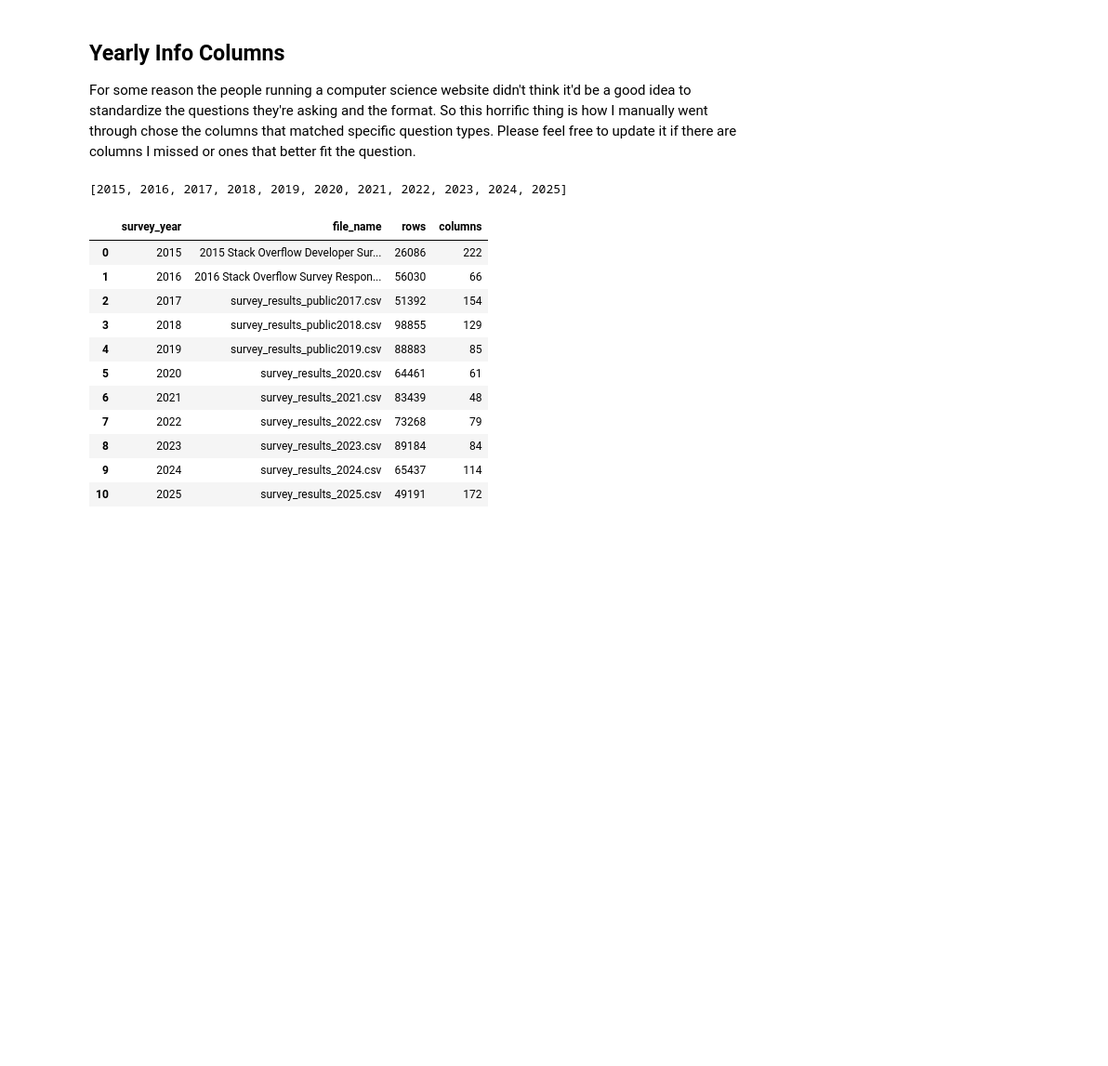
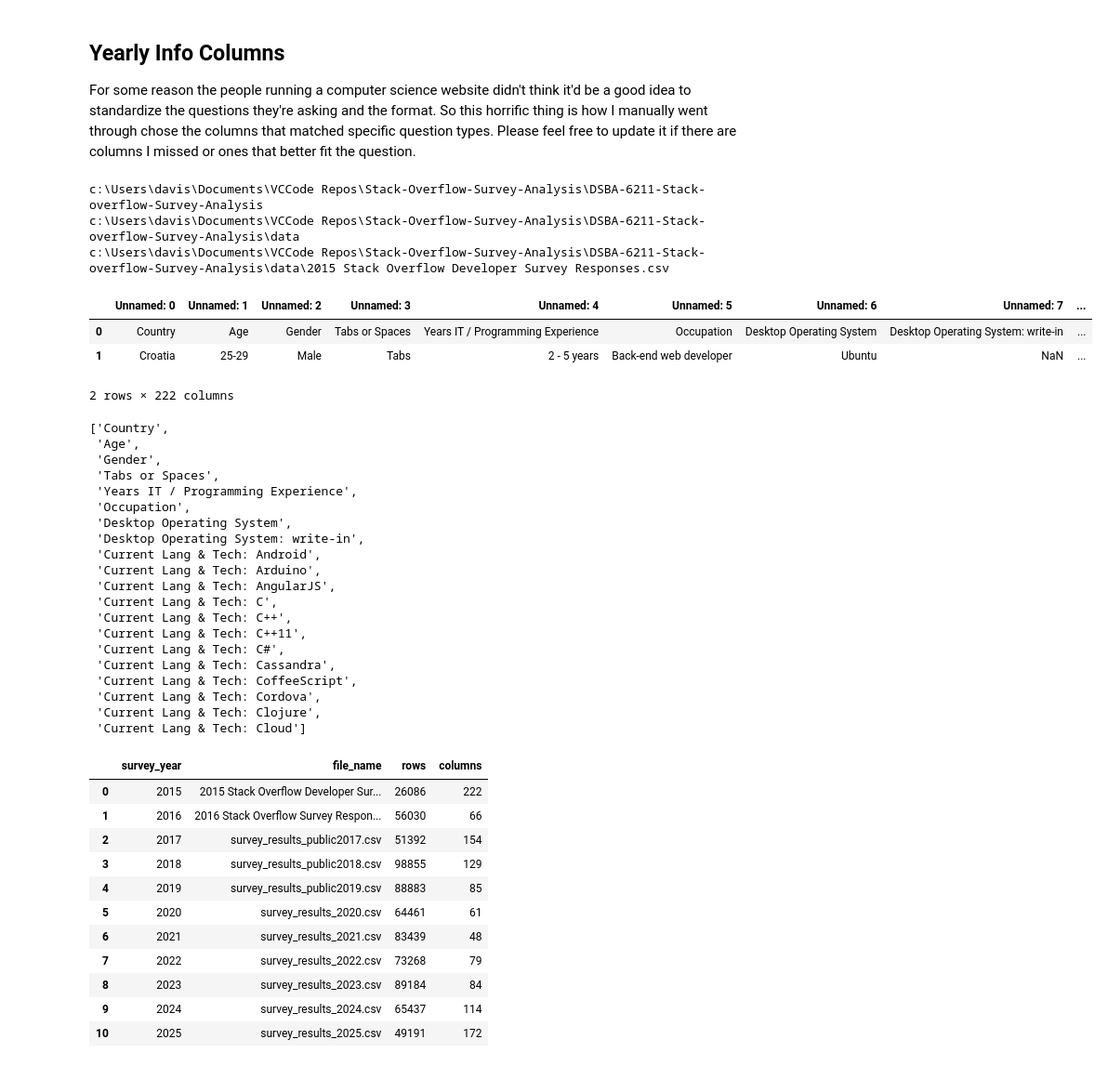
Before and after one commit to Jdrice72901/DSBA-6211-Stack-overflow-Survey-Analysis, a Jupyter notebook: notebooks/EDA.ipynb, the cells around one changed output. Shown at 93% size. Cells and saved outputs as stored; diff of their text form; code cells hidden in the pictures; blank space fills up the shorter version.

```diff
--- a/notebooks/EDA.ipynb
+++ b/notebooks/EDA.ipynb
@@ -330,34 +330,69 @@ YEAR_INFO = {
         'header': 0,
         'response_id': 'ResponseId',
         'country': 'Country',
         'age': 'Age',
         'gender': None,
         'main_branch': 'MainBranch',
         'student': None,
         'employment': 'Employment',
         'education': 'EdLevel',
         'org_size': 'OrgSize',
         'dev_type': 'DevType',
         'industry': 'Industry',
         'remote': 'RemoteWork',
         'years_code': 'YearsCode',
         'years_code_pro': None,
         'work_exp': 'WorkExp',
         'comp': 'ConvertedCompYearly',
         'job_sat': 'JobSat',
         'career_sat': None,
         'language': 'LanguageHaveWorkedWith',
         'database': 'DatabaseHaveWorkedWith',
         'platform': 'PlatformHaveWorkedWith',
         'ai_use': 'AISelect',
         'ai_sent': 'AISent'
     }
 }
 
 YEARS = sorted(YEAR_INFO)
 YEARS
+
+print(ROOT)
+print(DATA_DIR)
+print(DATA_DIR / YEAR_INFO[2015]['file'])
+
+path = DATA_DIR / YEAR_INFO[2015]['file']
+
+display(pd.read_csv(path, header=0, nrows=2))
+display(pd.read_csv(path, header=1, nrows=0).columns.tolist()[:20])
 # %% [output]
-[2015, 2016, 2017, 2018, 2019, 2020, 2021, 2022, 2023, 2024, 2025]
+c:\Users\davis\Documents\VCCode Repos\Stack-Overflow-Survey-Analysis\DSBA-6211-Stack-overflow-Survey-Analysis
+c:\Users\davis\Documents\VCCode Repos\Stack-Overflow-Survey-Analysis\DSBA-6211-Stack-overflow-Survey-Analysis\data
+c:\Users\davis\Documents\VCCode Repos\Stack-Overflow-Survey-Analysis\DSBA-6211-Stack-overflow-Survey-Analysis\data\2015 Stack Overflow Developer Survey Responses.csv
+|  | Unnamed: 0 | Unnamed: 1 | Unnamed: 2 | Unnamed: 3 | Unnamed: 4 | Unnamed: 5 | Unnamed: 6 | Unnamed: 7 | ... |
+| 0 | Country | Age | Gender | Tabs or Spaces | Years IT / Programming Experience | Occupation | Desktop Operating System | Desktop Operating System: write-in | ... |
+| 1 | Croatia | 25-29 | Male | Tabs | 2 - 5 years | Back-end web developer | Ubuntu | NaN | ... |
+2 rows × 222 columns
+['Country',
+ 'Age',
+ 'Gender',
+ 'Tabs or Spaces',
+ 'Years IT / Programming Experience',
+ 'Occupation',
+ 'Desktop Operating System',
+ 'Desktop Operating System: write-in',
+ 'Current Lang & Tech: Android',
+ 'Current Lang & Tech: Arduino',
+ 'Current Lang & Tech: AngularJS',
+ 'Current Lang & Tech: C',
+ 'Current Lang & Tech: C++',
+ 'Current Lang & Tech: C++11',
+ 'Current Lang & Tech: C#',
+ 'Current Lang & Tech: Cassandra',
+ 'Current Lang & Tech: CoffeeScript',
+ 'Current Lang & Tech: Cordova',
+ 'Current Lang & Tech: Clojure',
+ 'Current Lang & Tech: Cloud']
 # %%
 # Just want to get a count of how many columns and rows exist across each year
 
```
